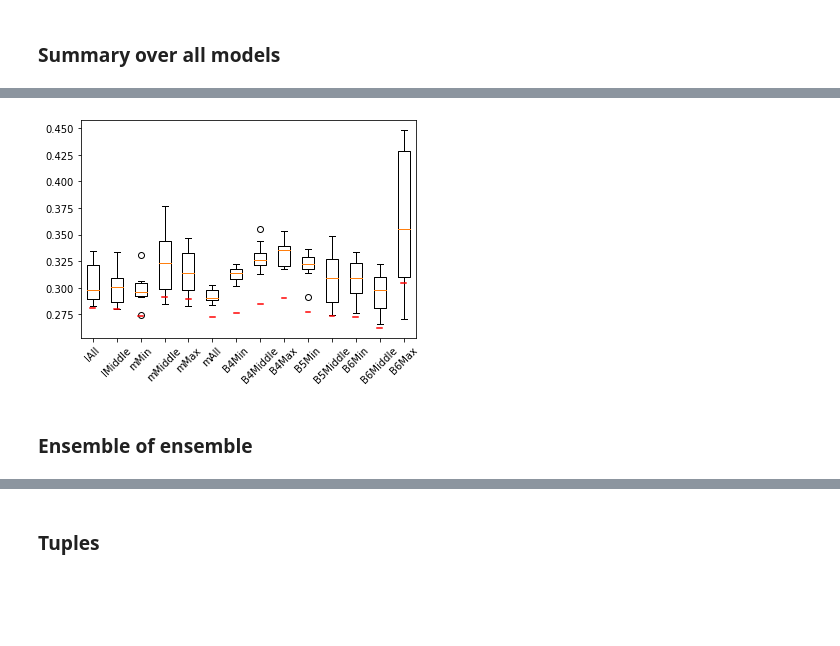
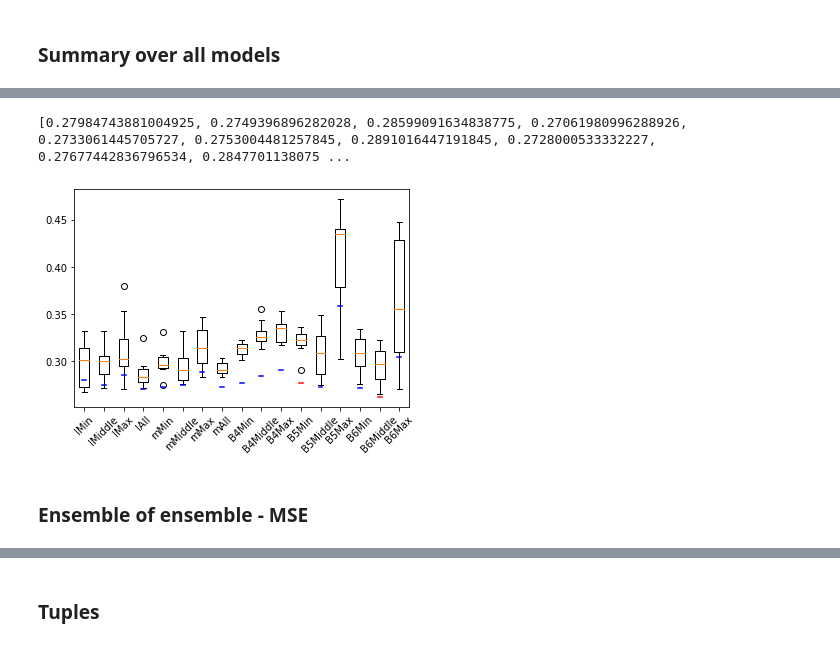
Before and after one commit to emoen/Deep-learning-for-regression-of-cod-otoliths, a Jupyter notebook: results/ensembles.ipynb, the cells around one changed output, grey strips where cells are left out. Cells and saved outputs as stored; diff of their text form; code cells hidden in the pictures; blank space fills up the shorter version.

```diff
--- a/results/ensembles.ipynb
+++ b/results/ensembles.ipynb
@@ -116,28 +137,40 @@ plt.show()
 # %%
-plt.boxplot([lAllMSE, lMiddleMSE, mMinMSE, mMiddleMSE, mMaxMSE, mAllMSE, B4MinMSE, B4MiddleMSE, B4MaxMSE,
-             B5MinMSE, B5MiddleMSE, B6MinMSE, B6MiddleMSE, B6MaxMSE])
-plt.plot([0.9, 1.1], [lAllMSEMean, lAllMSEMean], 'r')
-plt.plot([1.9, 2.1], [lMiddleMSEMean, lMiddleMSEMean], 'r')
-plt.plot([2.9, 3.1], [mMinMSEMean, mMinMSEMean], 'r')
-plt.plot([3.9, 4.1], [mMiddleMSEMean, mMiddleMSEMean], 'r')
-plt.plot([4.9, 5.1], [mMaxMSEMean, mMaxMSEMean], 'r')
-plt.plot([5.9, 6.1], [mAllMSEMean, mAllMSEMean], 'r')
-plt.plot([6.9, 7.1], [B4MinMSEMean, B4MinMSEMean], 'r')
-plt.plot([7.9, 8.1], [B4MiddleMSEMean, B4MiddleMSEMean], 'r')
-plt.plot([8.9, 9.1], [B4MaxMSEMean, B4MaxMSEMean], 'r')
-plt.plot([9.9, 10.1], [B5MinMSEMean, B5MinMSEMean], 'r')
-plt.plot([10.9, 11.1], [B5MiddleMSEMean, B5MiddleMSEMean], 'r')
-plt.plot([11.9, 12.1], [B6MinMSEMean, B6MinMSEMean], 'r')
-plt.plot([12.9, 13.1], [B6MiddleMSEMean, B6MiddleMSEMean], 'r')
-plt.plot([13.9, 14.1], [B6MaxMSEMean, B6MaxMSEMean], 'r')
-plt.xticks(range(1,15), ["lAll","lMiddle","mMin","mMiddle","mMax","mAll","B4Min","B4Middle","B4Max"
-                         ,"B5Min","B5Middle","B6Min","B6Middle","B6Max"], rotation = 45)
+plt.boxplot([lMinMSE, lMiddleMSE, lMaxMSE, lAllMSE,
+             mMinMSE, mMiddleMSE, mMaxMSE, mAllMSE,
+             B4MinMSE, B4MiddleMSE, B4MaxMSE,
+             B5MinMSE, B5MiddleMSE, B5MaxMSE,
+             B6MinMSE, B6MiddleMSE, B6MaxMSE])
+print([lMinMSEMean, lMiddleMSEMean, lMaxMSEMean, lAllMSEMean,
+             mMinMSEMean, mMiddleMSEMean, mMaxMSEMean, mAllMSEMean,
+             B4MinMSEMean, B4MiddleMSEMean, B4MaxMSEMean,
+             B5MinMSEMean, B5MiddleMSEMean, B5MaxMSEMean,
+             B6MinMSEMean, B6MiddleMSEMean, B6MaxMSEMean])
+plt.plot([0.9, 1.1], [lMinMSEMean, lMinMSEMean], 'b')
+plt.plot([1.9, 2.1], [lMiddleMSEMean, lMiddleMSEMean], 'b')
+plt.plot([2.9, 3.1], [lMaxMSEMean, lMaxMSEMean], 'b')
+plt.plot([3.9, 4.1], [lAllMSEMean, lAllMSEMean], 'b')
+plt.plot([4.9, 5.1], [mMinMSEMean, mMinMSEMean], 'b')
+plt.plot([5.9, 6.1], [mMiddleMSEMean, mMiddleMSEMean], 'b')
+plt.plot([6.9, 7.1], [mMaxMSEMean, mMaxMSEMean], 'b')
+plt.plot([7.9, 8.1], [mAllMSEMean, mAllMSEMean], 'b')
+plt.plot([8.9, 9.1], [B4MinMSEMean, B4MinMSEMean], 'b')
+plt.plot([9.9, 10.1], [B4MiddleMSEMean, B4MiddleMSEMean], 'b')
+plt.plot([10.9, 11.1], [B4MaxMSEMean, B4MaxMSEMean], 'b')
+plt.plot([11.9, 12.1], [B5MinMSEMean, B5MinMSEMean], 'r')
+plt.plot([12.9, 13.1], [B5MiddleMSEMean, B5MiddleMSEMean], 'b')
+plt.plot([13.9, 14.1], [B5MaxMSEMean, B5MaxMSEMean], 'b')
+plt.plot([14.9, 15.1], [B6MinMSEMean, B6MinMSEMean], 'b')
+plt.plot([15.9, 16.1], [B6MiddleMSEMean, B6MiddleMSEMean], 'r')
+plt.plot([16.9, 17.1], [B6MaxMSEMean, B6MaxMSEMean], 'b')
+plt.xticks(range(1,18), ["lMin","lMiddle","lMax","lAll","mMin","mMiddle","mMax","mAll","B4Min","B4Middle","B4Max"
+                         ,"B5Min","B5Middle","B5Max","B6Min","B6Middle","B6Max"], rotation = 45)
 
 plt.show()
 # %% [output]
+[0.27984743881004925, 0.2749396896282028, 0.28599091634838775, 0.27061980996288926, 0.2733061445705727, 0.2753004481257845, 0.2891016447191845, 0.2728000533332227, 0.27677442836796534, 0.2847701138075 ...
-[figure, old version]
+[figure, new version]
 # %% [markdown]
-### Ensemble of ensemble
+### Ensemble of ensemble - MSE
 # %%
 from itertools import combinations
 
```
Also changed, not shown: parts of 6 cells of this notebook, 29 other files.
